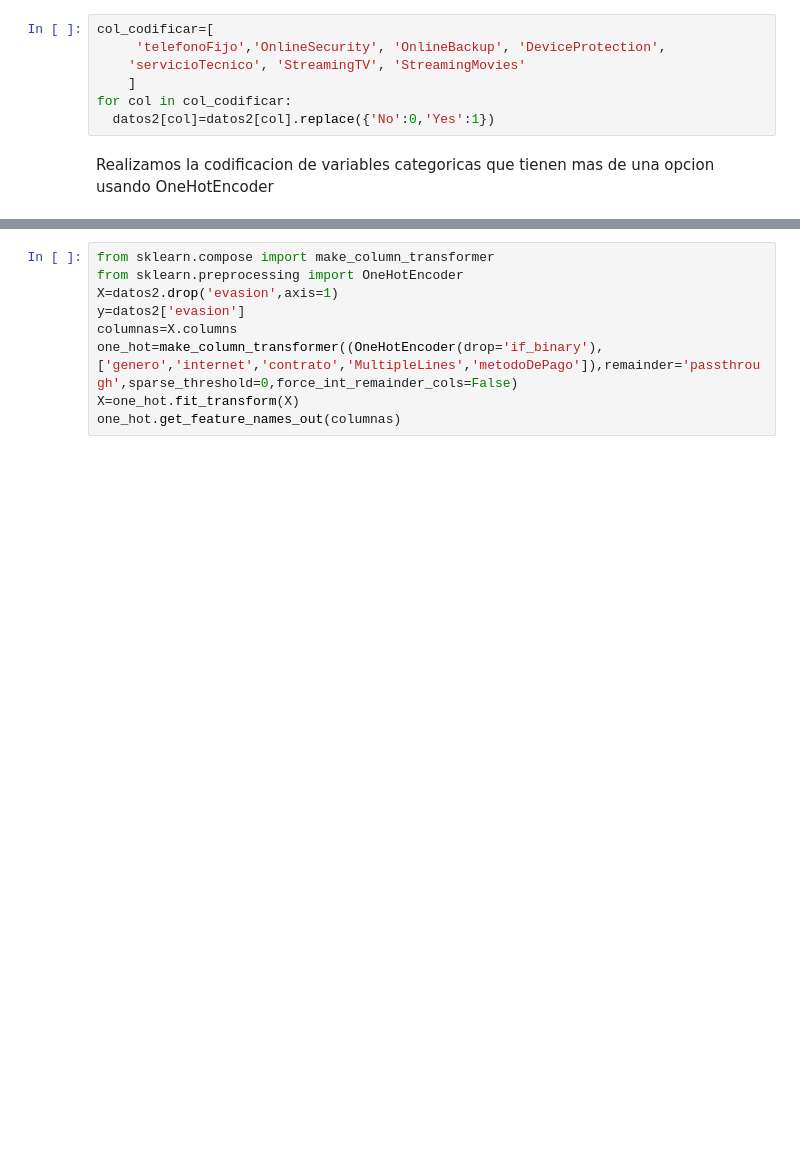
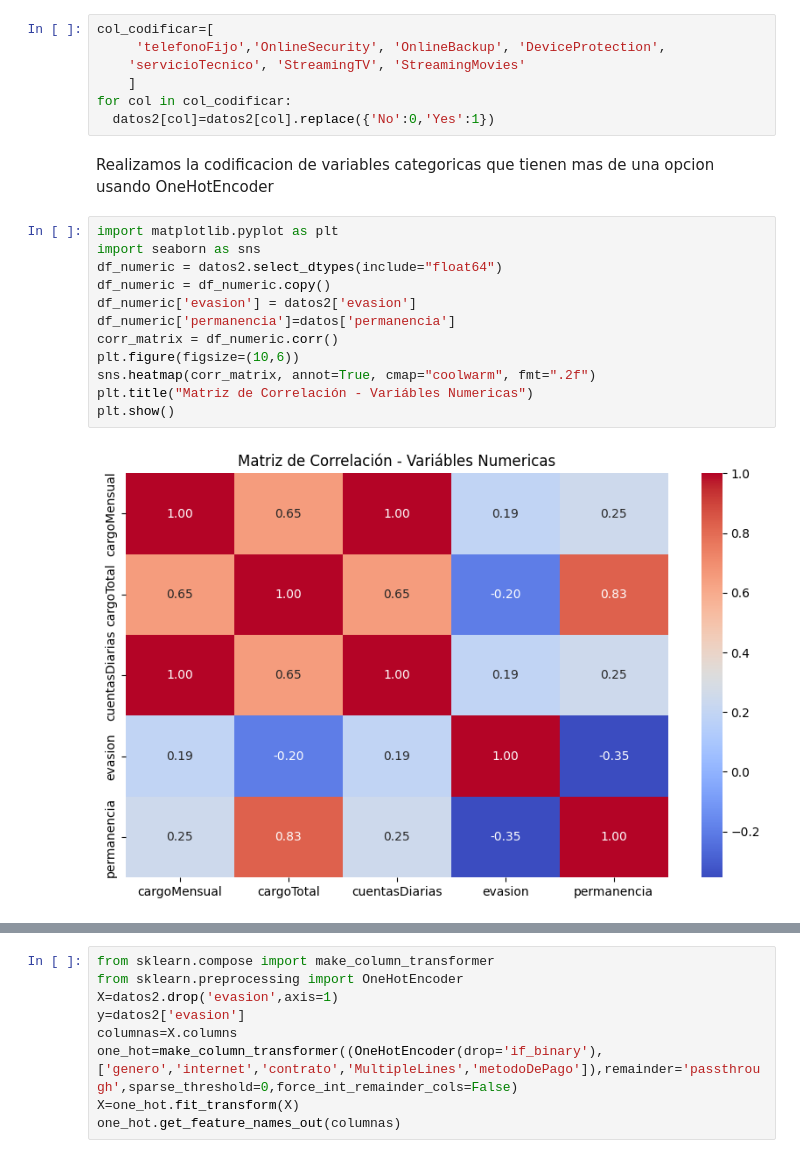
Before and after one commit to taniagoa/Tercer-challenge-CD-Telecom-X-parte2, a Jupyter notebook: telecomXparte2.ipynb, the cells around one changed output, grey strips where cells are left out. Saved outputs shown, nothing was run; the diff lists cells and outputs as text; blank space fills up the shorter version.

```diff
--- a/telecomXparte2.ipynb
+++ b/telecomXparte2.ipynb
@@ -64,3 +64,17 @@ for col in col_codificar:
   datos2[col]=datos2[col].replace({'No':0,'Yes':1})
 # %% [markdown]
 Realizamos la codificacion de variables categoricas que tienen mas de una opcion usando OneHotEncoder
+# %%
+import matplotlib.pyplot as plt
+import seaborn as sns
+df_numeric = datos2.select_dtypes(include="float64")
+df_numeric = df_numeric.copy()
+df_numeric['evasion'] = datos2['evasion']
+df_numeric['permanencia']=datos['permanencia']
+corr_matrix = df_numeric.corr()
+plt.figure(figsize=(10,6))
+sns.heatmap(corr_matrix, annot=True, cmap="coolwarm", fmt=".2f")
+plt.title("Matriz de Correlación - Variábles Numericas")
+plt.show()
+# %% [output]
+[figure, added]
```
Also changed, not shown: parts of 4 cells of this notebook.
